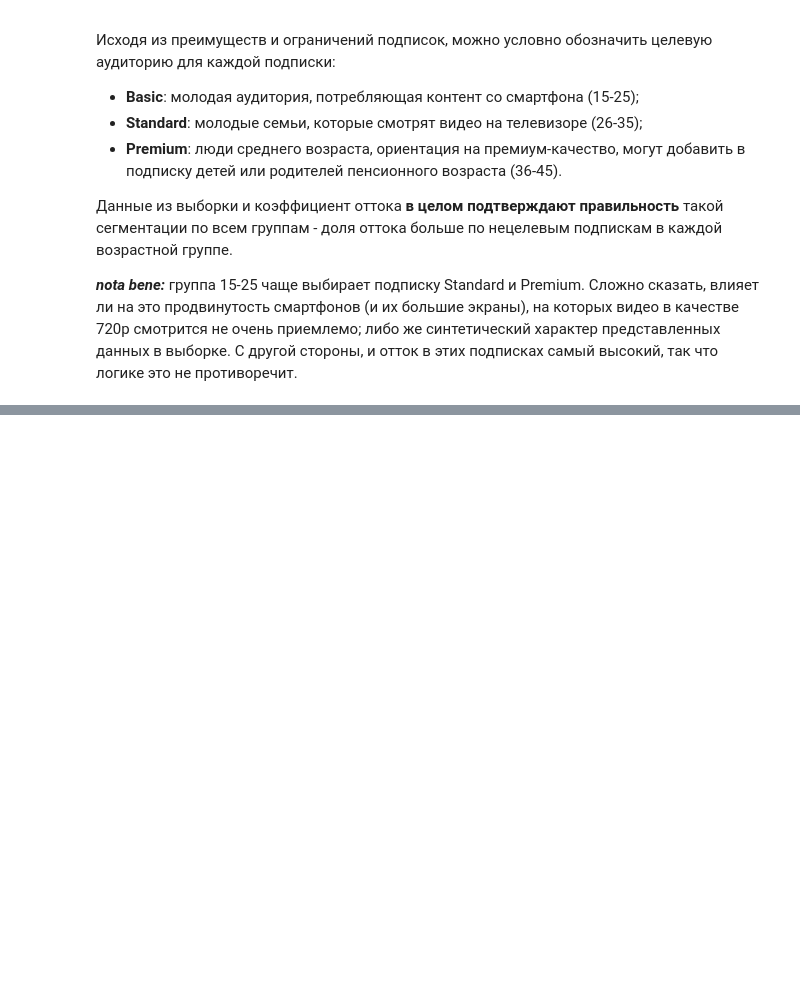
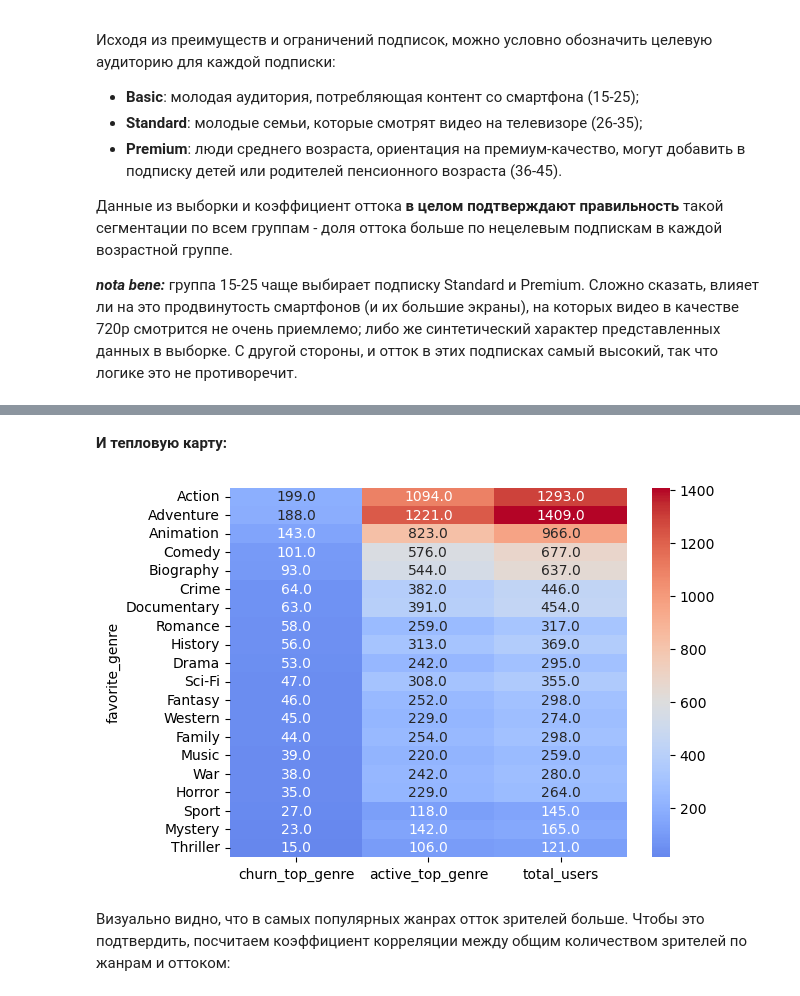
Before and after one commit to rouch314/netflix-users-behavior-analysis, a Jupyter notebook: netflix-analysis.ipynb, the cells around one changed output, grey strips where cells are left out. Saved outputs shown, nothing was run; the diff lists cells and outputs as text; code cells hidden in the pictures; blank space fills up the shorter version.

Commit message:
Добавлен анализ по любимым жанрам

```diff
--- a/netflix-analysis.ipynb
+++ b/netflix-analysis.ipynb
@@ -1002,0 +1025,10 @@ plt.show()
+# %%
+churn_top_genre = df[df['is_active']==0].groupby('favorite_genre')['user_id'].count()
+active_top_genre = df[df['is_active']==1].groupby('favorite_genre')['user_id'].count()
+total_users = df.groupby('favorite_genre')['user_id'].count()
+
+pivot_top_genre = pd.concat([churn_top_genre, active_top_genre, total_users], axis=1)
+pivot_top_genre.columns = ['churn_top_genre', 'active_top_genre', 'total_users']
+pivot_top_genre = pivot_top_genre.sort_values(by='churn_top_genre', ascending=False)
+display(Markdown(f'**Строим агреггированную таблицу по жанрам:**\n'))
+display(pivot_top_genre)
@@ -1002,0 +1055,9 @@ plt.show()
+# %%
+show1 = sns.heatmap(pivot_top_genre, annot=True, fmt='.1f', cmap='coolwarm', center=600)
+display(Markdown(f'**И тепловую карту:**\n'))
+plt.show()
+# %% [output]
+**И тепловую карту:**
+[figure, added]
+# %% [markdown]
+Визуально видно, что в самых популярных жанрах отток зрителей больше. Чтобы это подтвердить, посчитаем коэффициент корреляции между общим количеством зрителей по жанрам и оттоком:
```
Also changed, not shown: parts of 3 cells of this notebook.
